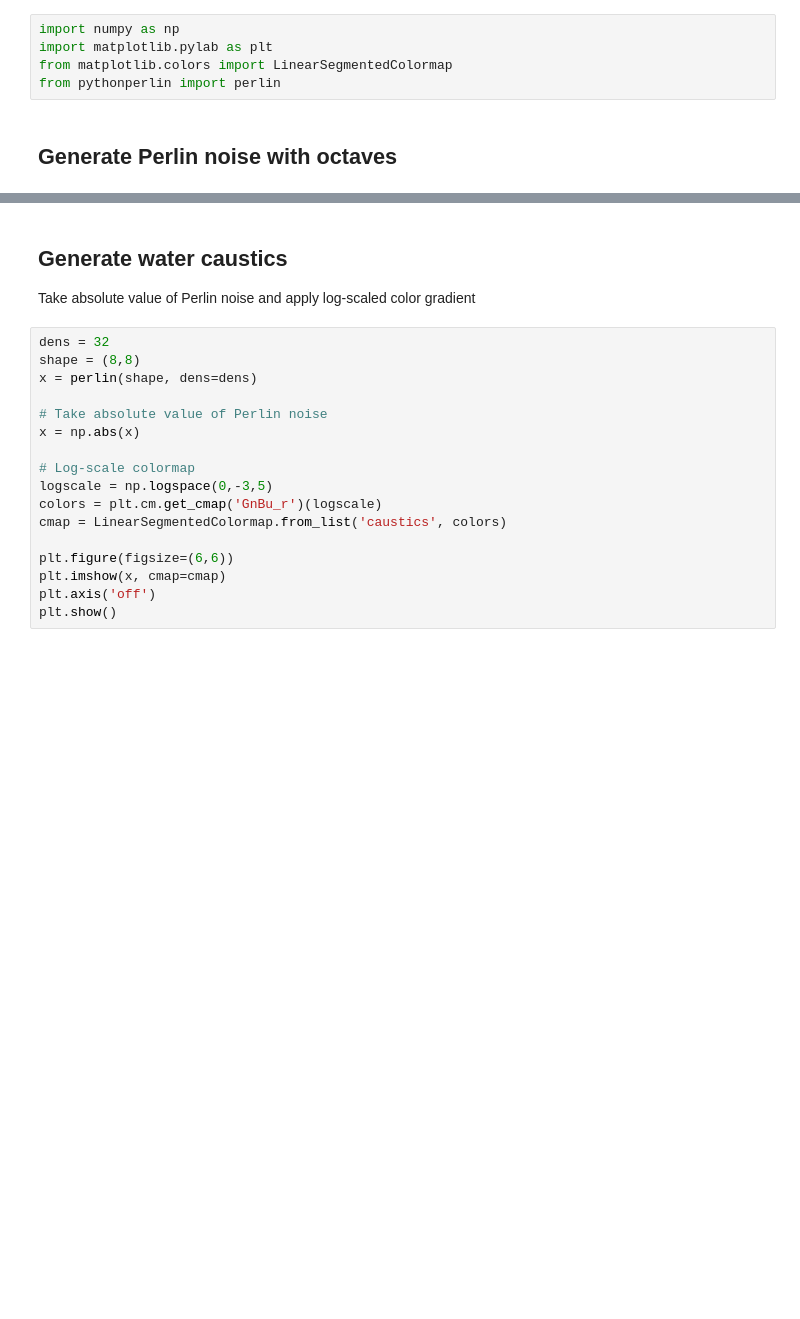
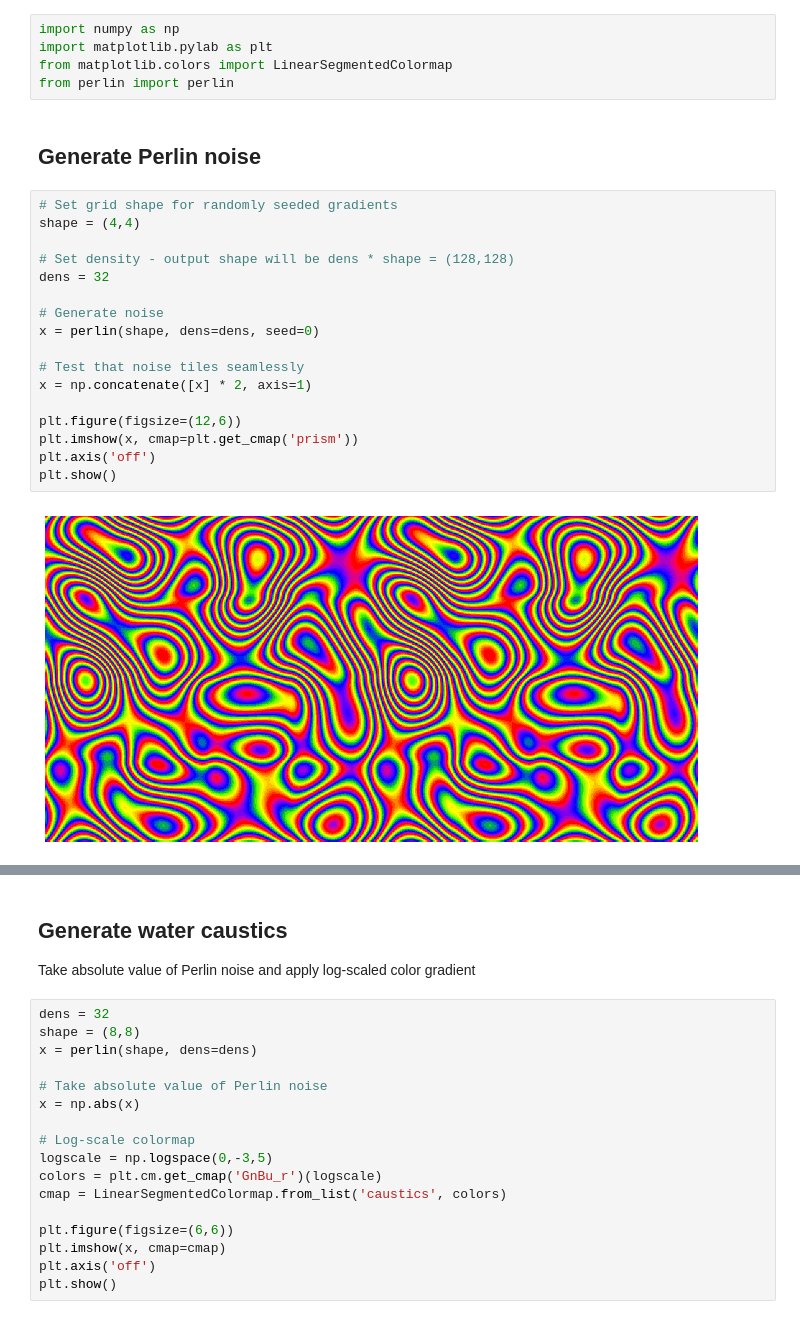
Before and after one commit to timpyrkov/pythonperlin, a Jupyter notebook: docs/notebook/example.ipynb, the cells around one changed output, grey strips where cells are left out. Drawn from its saved outputs; the diff is of its cells as text; blank space fills up the shorter version.

```diff
--- a/docs/notebook/example.ipynb
+++ b/docs/notebook/example.ipynb
@@ -2,6 +2,25 @@
 import numpy as np
 import matplotlib.pylab as plt
 from matplotlib.colors import LinearSegmentedColormap
-from pythonperlin import perlin
+from perlin import perlin
 # %% [markdown]
-## Generate Perlin noise with octaves
+## Generate Perlin noise
+# %%
+# Set grid shape for randomly seeded gradients
+shape = (4,4)
+
+# Set density - output shape will be dens * shape = (128,128)
+dens = 32
+
+# Generate noise
+x = perlin(shape, dens=dens, seed=0)
+
+# Test that noise tiles seamlessly
+x = np.concatenate([x] * 2, axis=1)
+
+plt.figure(figsize=(12,6))
+plt.imshow(x, cmap=plt.get_cmap('prism'))
+plt.axis('off')
+plt.show()
+# %% [output]
+[figure, added]
```
Also changed, not shown: parts of 9 cells of this notebook.
